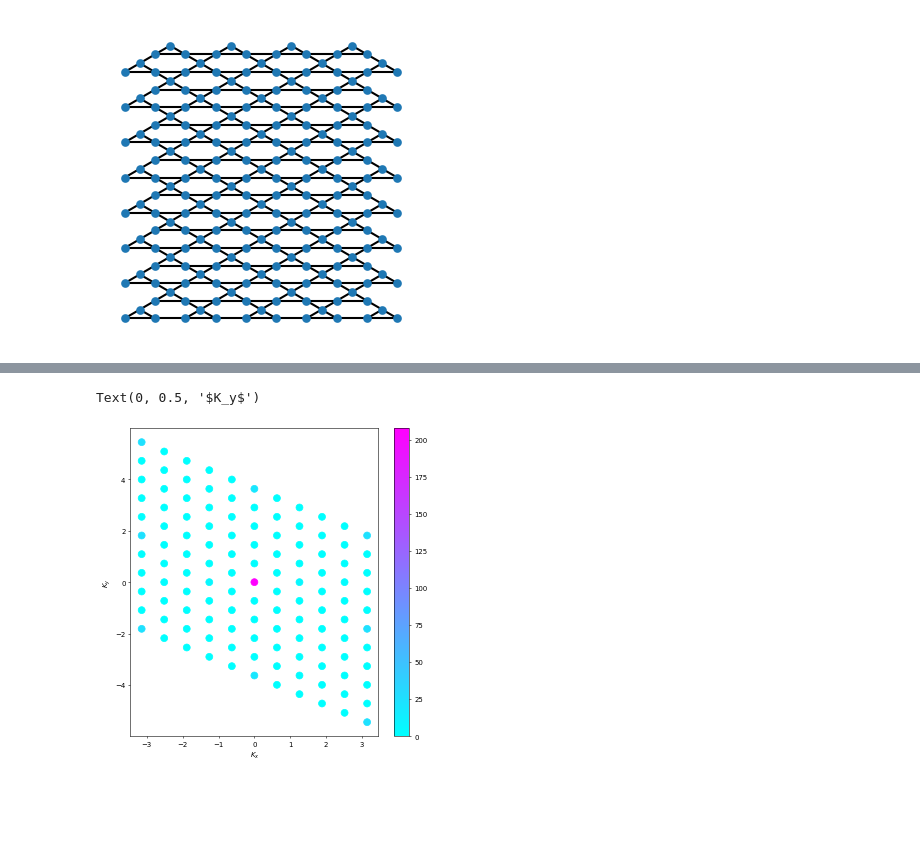
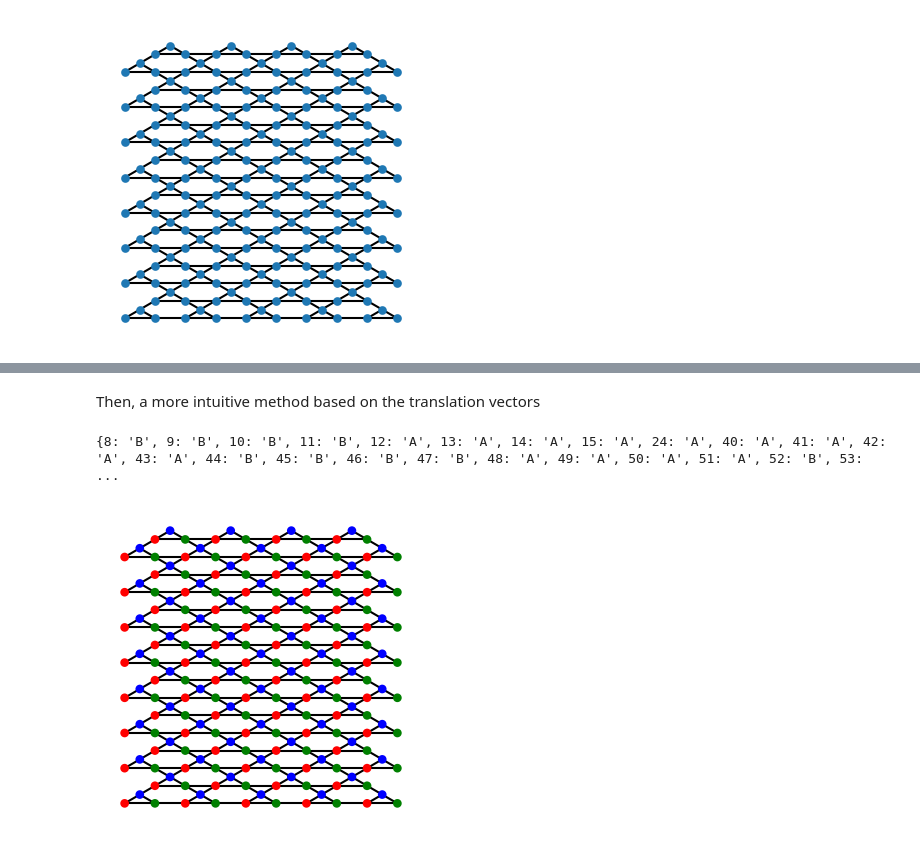
Before and after one commit to vdrouint/d-wave-other, a Jupyter notebook: qubit-to-lattice-periodic.ipynb, the cells around one changed output, grey strips where cells are left out. Cells and saved outputs as stored; diff of their text form; code cells hidden in the pictures; blank space fills up the shorter version.

```diff
--- a/qubit-to-lattice-periodic.ipynb
+++ b/qubit-to-lattice-periodic.ipynb
@@ -1375,10 +1269,43 @@ for kp in range(len(total_K)):
-# %%
-norm = plt.Normalize(0,len(test_response_qubits))
-cmap = plt.cm.get_cmap('cool')
-plt.scatter(kx_vals, ky_vals, s=100, c=S2_spin, cmap=cmap, norm=norm)
-plt.colorbar()
-plt.xlabel(r'$K_x$')
-plt.ylabel(r'$K_y$')
-# %% [output]
-Text(0, 0.5, '$K_y$')
-[figure, removed]
+# %% [markdown]
+Then, a more intuitive method based on the translation vectors
+# %%
+def distance(v1):
+    return np.sqrt(v1[0]**2 + v1[1]**2)
+
+sublatt_dict = {}
+
+#test a given node:
+node_test = 8
+initial_A = np.array([0.0,0.0])
+initial_B = np.array([1.0, 0.0])
+initial_C = np.array([0.5, 0.8660254])
+vec1 = 2*np.array([1.0, 0.0])
+vec2 = 2*np.array([0.5, 0.8660254])
+check = 0
+Nlim = Mlim = 20
+#labels = ["red", "green", "blue"]
+labels = ["A", "B", "C"]
+for node_test in simplify_Kag_graph.nodes:
+    for n in range(-Nlim, Nlim):
+        for m in range(-Mlim, Mlim):
+            #print(distance(final_qubit_dictionary[node_test] - initial_A - (n*vec1 + m*vec2)))
+            if distance(final_qubit_dictionary[node_test] - initial_A - (n*vec1 + m*vec2)) < 10**(-3):
+                check = 1
+            elif distance(final_qubit_dictionary[node_test] - initial_B - (n*vec1 + m*vec2)) < 10**(-3):
+                check = 2
+            elif distance(final_qubit_dictionary[node_test] - initial_C - (n*vec1 + m*vec2)) < 10**(-3):
+                check = 3
+            if check != 0:
+                sublatt_dict.update({node_test: labels[check-1]})
+
+print(sublatt_dict)
+# %% [output]
+{8: 'B', 9: 'B', 10: 'B', 11: 'B', 12: 'A', 13: 'A', 14: 'A', 15: 'A', 24: 'A', 40: 'A', 41: 'A', 42: 'A', 43: 'A', 44: 'B', 45: 'B', 46: 'B', 47: 'B', 48: 'A', 49: 'A', 50: 'A', 51: 'A', 52: 'B', 53: ...
+# %%
+color_map = []
+label_to_color = {"A":"red", "B":"green", "C":"blue"}
+for node in simplify_Kag_graph.nodes:
+    color_map.append(label_to_color[sublatt_dict[node]])
+nx.draw(simplify_Kag_graph, pos = final_qubit_dictionary, node_size = 10, node_color=color_map)
+# %% [output]
+[figure, added]
```
Also changed, not shown: parts of 15 cells of this notebook, 1 other file.
